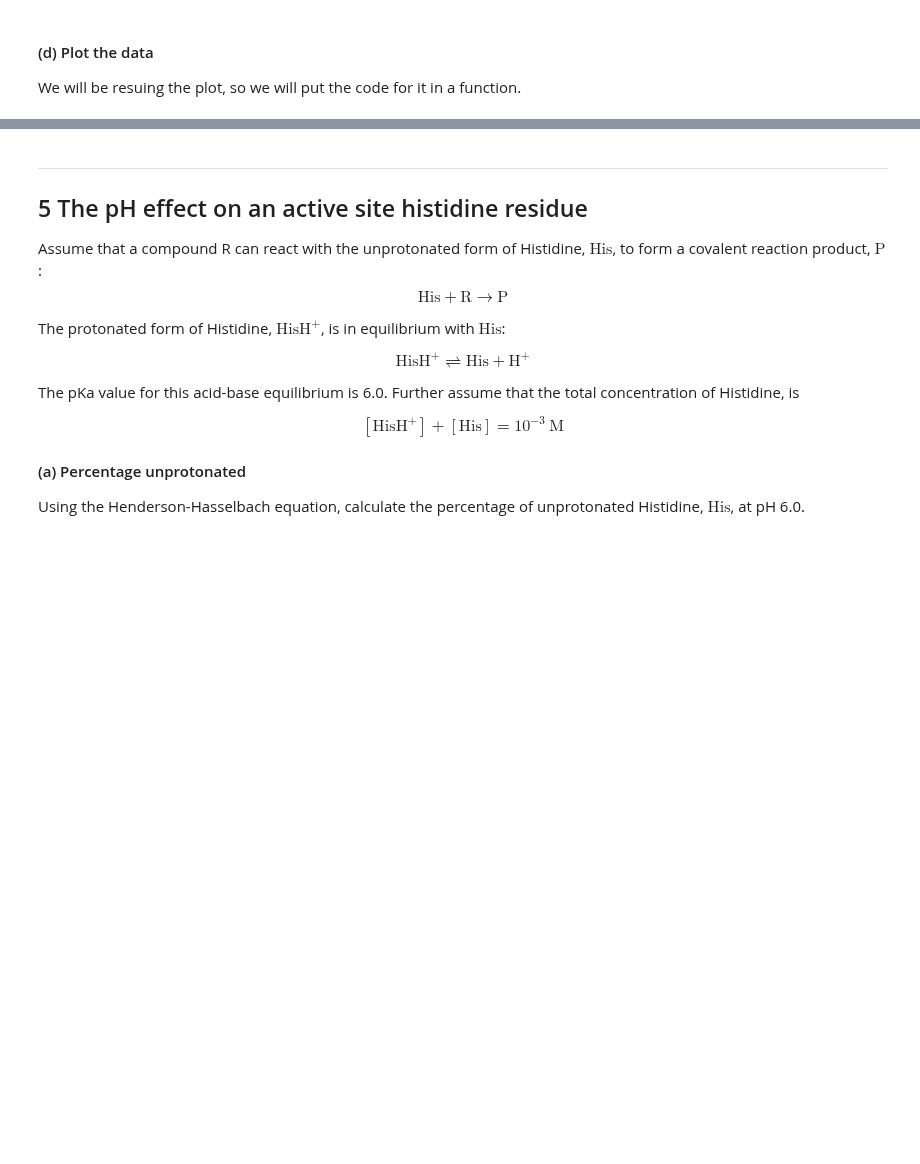
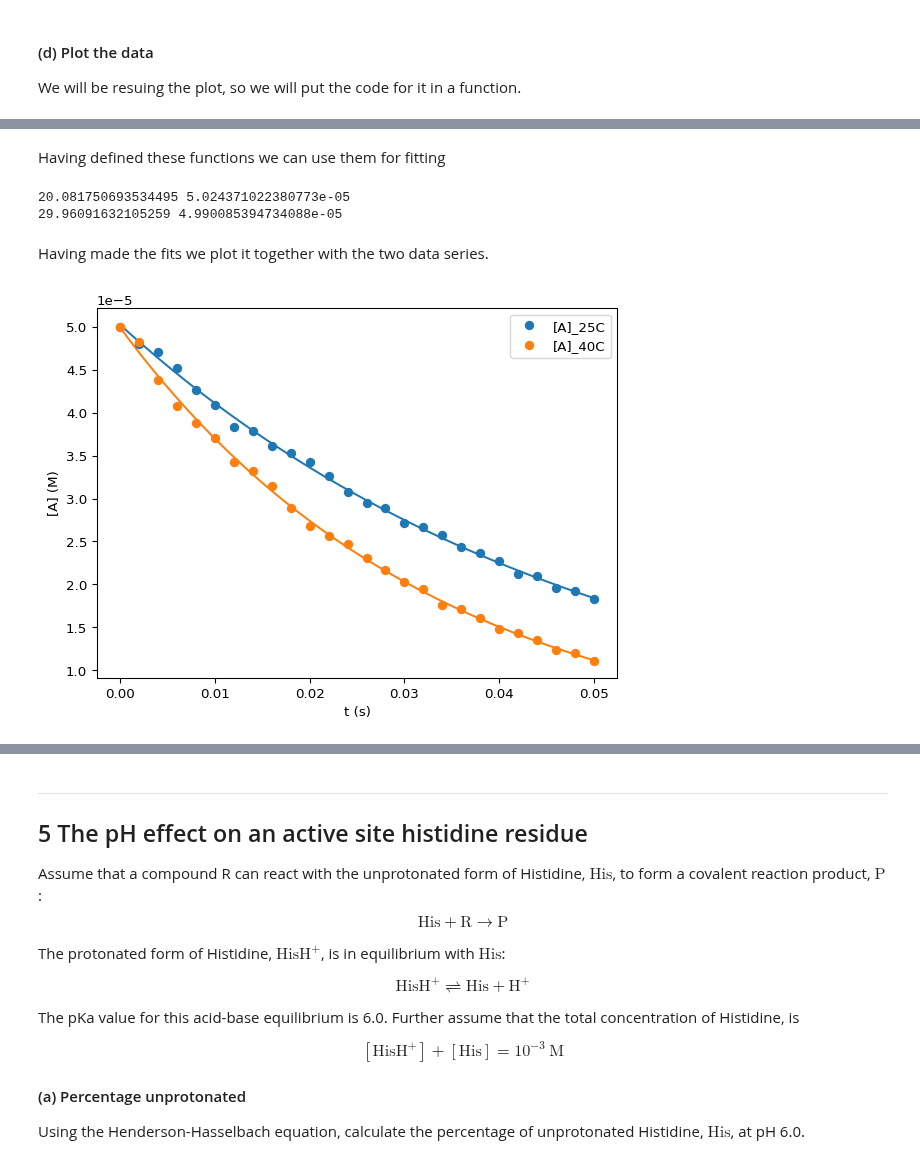
Before and after one commit to au-mbg/fysisk-biokemi, a Jupyter notebook: built_notebooks/student/week_47.ipynb, the cells around one changed output, grey strips where cells are left out. Drawn from its saved outputs; the diff is of its cells as text; code cells hidden in the pictures; blank space fills up the shorter version.

```diff
--- a/built_notebooks/student/week_47.ipynb
+++ b/built_notebooks/student/week_47.ipynb
@@ -573,6 +521,0 @@ Now we need to set a few things before we can do the fitting
-# %%
-t = ... # Extract the time from the dataframe
-A_25 = ... # Extract the concentration at 25C
-A_40 = ... # Extract the concentration at 40C
-A0_25 = ... # Set the initial concentration at 25C
-A0_40 = ... # Set the initial concentration at 40C
@@ -630,0 +563,46 @@ constant through-out the reaction?
+# %% [markdown]
+Having defined these functions we can use them for fitting
+# %%
+## Task: Choose one of the rate equations and assign to the variable
+rate_equation = first_order
+
+## Task: Fit to the data at 25 C
+fitted_parameters_25C, trash = curve_fit(rate_equation, df['t_(s)'], df['[A]_(M)_25C'])
+
+## Task: Fit to the data at 40 C
+fitted_parameters_40C, trash = curve_fit(rate_equation, df['t_(s)'], df['[A]_(M)_40C'])
+
+## Extracts & prints the parameters
+k_25C, A0_25C = fitted_parameters_25C
+k_40C, A0_40C = fitted_parameters_40C
+
+print(k_25C, A0_25C)
+print(k_40C, A0_40C)
+# %% [output]
+20.081750693534495 5.024371022380773e-05
+29.96091632105259 4.990085394734088e-05
+# %% [markdown]
+Having made the fits we plot it together with the two data series.
+# %%
+## Your task: Calculate the fits using the chosen rate equation &
+## the found parameters found during fitting.
+t_smooth = np.linspace(0, 0.05, 100)
+A_fit_25C = rate_equation(t_smooth, k_25C, A0_25C)
+A_fit_40C = rate_equation(t_smooth, k_40C, A0_40C)
+
+fig, ax = plt.subplots()
+
+## Your task: Plot the two fits
+ax.plot(t_smooth, A_fit_25C)
+ax.plot(t_smooth, A_fit_40C)
+
+## This plots the data sets
+ax.plot(df['t_(s)'], df['[A]_(M)_25C'], 'o', label='[A]_25C', color='C0')
+ax.plot(df['t_(s)'], df['[A]_(M)_40C'], 'o', label='[A]_40C', color='C1')
+
+## EXTRA: Sets the axis labels and legend.
+ax.set_xlabel('t (s)')
+ax.set_ylabel('[A] (M)')
+ax.legend()
+# %% [output]
+[figure, added]
```
Also changed, not shown: parts of 29 cells of this notebook, 13 other files.
